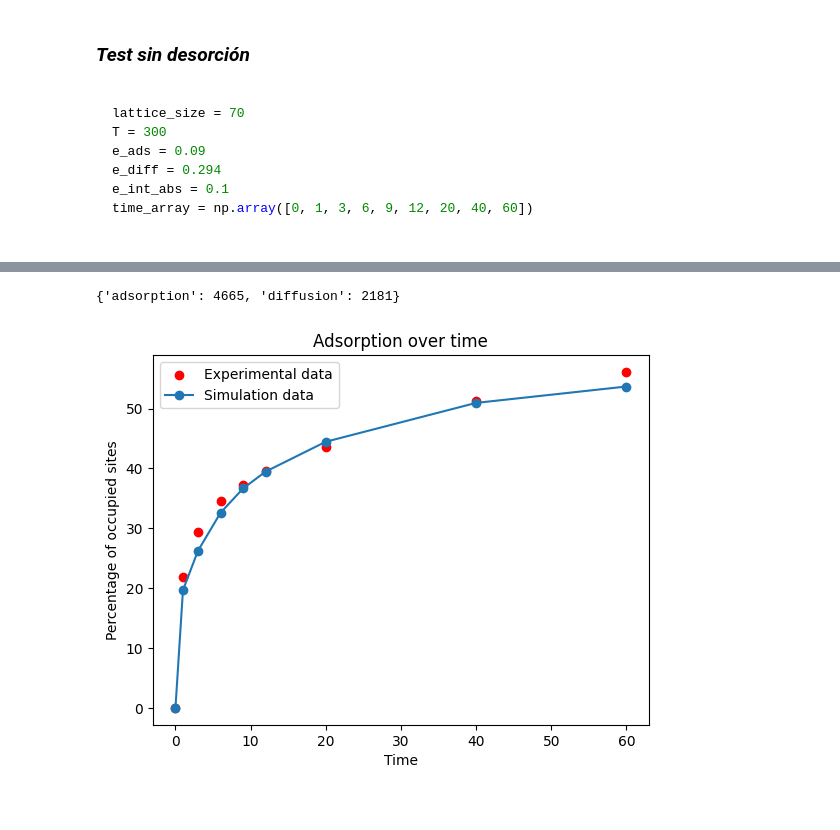
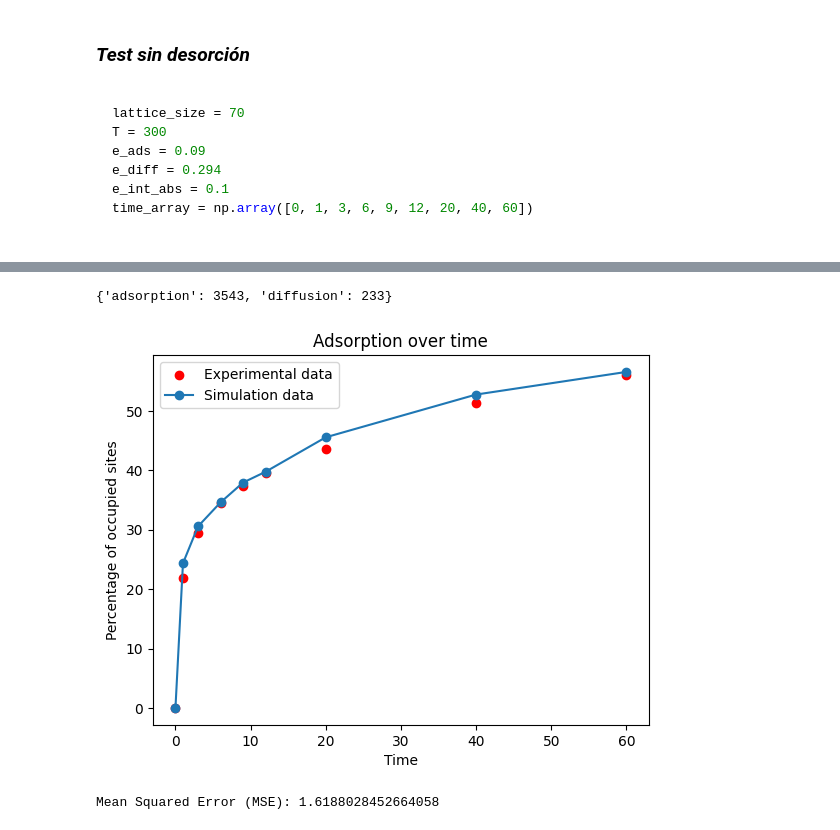
Before and after one commit to hernansalinas/00_TrabajoGradoGerman, a Jupyter notebook: Codes/kMC ordenado/kMC_GeneralAdsorptionModel_v1.ipynb, the cells around one changed output, grey strips where cells are left out. Drawn from its saved outputs; the diff is of its cells as text; code cells hidden in the pictures.

Commit message:
feat(notebook): #5 se adiciona función para hacer la ejecución n veces y tomar estadísticas del proceso
- Se agrega método a la clase de la simualción que permite reiniciar la res en ceros

```diff
--- a/Codes/kMC ordenado/kMC_GeneralAdsorptionModel_v1.ipynb
+++ b/Codes/kMC ordenado/kMC_GeneralAdsorptionModel_v1.ipynb
@@ -276,3 +419,28 @@ e_ads = 0.09
 e_diff = 0.294
 e_int_abs = 0.1
 time_array = np.array([0, 1, 3, 6, 9, 12, 20, 40, 60])
+# %%
+# Datos experimentales
+exp_data = data.iloc[8, :9].to_numpy()
+
+# Definir porcentaje de variabilidad
+variability_percentage = 0.3  # 10% de variabilidad
+
+# Valores centrales del proceso (basado en los valores proporcionados)
+processes = {
+    "adsorption": {"e_ads": 0.09, "e_int_abs": 0.1},
+    "diffusion": {"e_diff": 0.294}
+}
+
+# Calcular los rangos de parámetros con un 10% de variabilidad
+param_ranges = {
+    'e_ads': [processes["adsorption"]["e_ads"] * (1 - variability_percentage), processes["adsorption"]["e_ads"] * (1 + variability_percentage)],
+    'e_diff': [processes["diffusion"]["e_diff"] * (1 - variability_percentage), processes["diffusion"]["e_diff"] * (1 + variability_percentage)],
+    'e_int_abs': [processes["adsorption"]["e_int_abs"] * (1 - variability_percentage), processes["adsorption"]["e_int_abs"] * (1 + variability_percentage)],
+    'lattice_size': [50, 100], # Tamaño de la rejilla
+    'T': [280, 350]           # Temperatura en el rango especificado
+}
+
+# Ejecutar la optimización
+optimizer = KMCModelOptimizer(exp_data, param_ranges,100)
+optimizer.optimize()
@@ -279,23 +453,33 @@ time_array = np.array([0, 1, 3, 6, 9, 12, 20, 40, 60])
+# %%
+e_ads = optimizer.best_params['e_ads']
+e_diff = optimizer.best_params['e_diff']
+e_int_abs = optimizer.best_params['e_int_abs']
+lattice_size = optimizer.best_params['lattice_size']
+T = optimizer.best_params['T']
 # %%
 processes = {
-    "adsorption": {"e_ads": 0.09, "e_int_abs": 0.1},
-    "diffusion": {"e_diff": 0.294}
+    "adsorption": {"e_ads": e_ads, "e_int_abs": e_int_abs},
+    "diffusion": {"e_diff": e_diff}
 }
 time_array = np.array([0, 1, 3, 6, 9, 12, 20, 40, 60])
 
-sim = KineticMonteCarlo(lattice_size=70, T=300, processes=processes, time_array=time_array)
+sim = KineticMonteCarlo(lattice_size=lattice_size, T=T, processes=processes, time_array=time_array)
 result = sim.run_simulation()
 
 print(sim.events_count)
 
 simulated_data = result.values()
-plt.scatter(time_array, data.iloc[8],color = 'red', label='Experimental data')
+plt.scatter(time_array, data.iloc[8, :9].to_numpy(),color = 'red', label='Experimental data')
 plt.plot(time_array,simulated_data, marker='o', label='Simulation data')
 plt.legend()
 plt.xlabel("Time")
 plt.ylabel("Percentage of occupied sites")
 plt.title("Adsorption over time")
 plt.show()
+
+mse = np.mean((data.iloc[8, :9].to_numpy() - np.array(list(simulated_data))) ** 2)
+print(f"Mean Squared Error (MSE): {mse}")
 # %% [output]
-{'adsorption': 4665, 'diffusion': 2181}
+{'adsorption': 3543, 'diffusion': 233}
-[figure, old version]
+[figure, new version]
+Mean Squared Error (MSE): 1.6188028452664058
```
Also changed, not shown: parts of 19 cells of this notebook.
